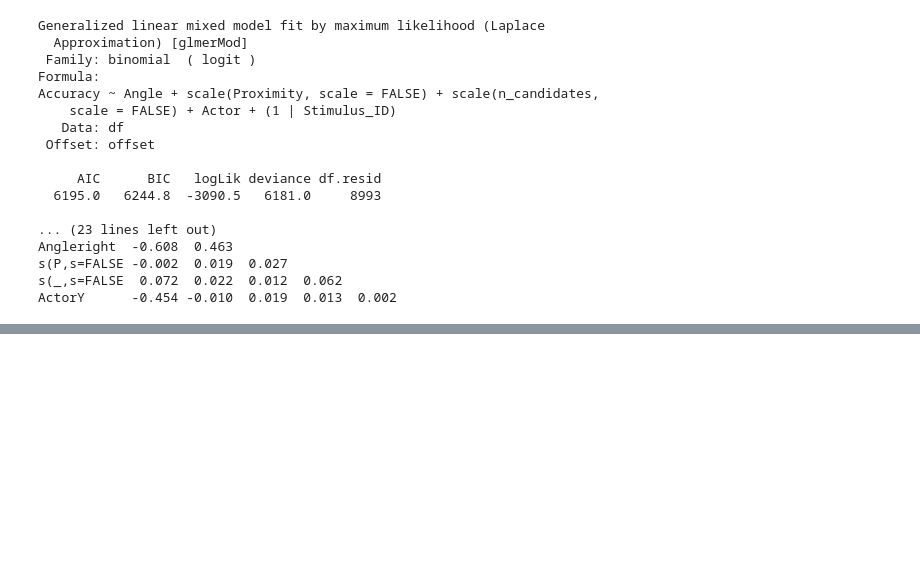
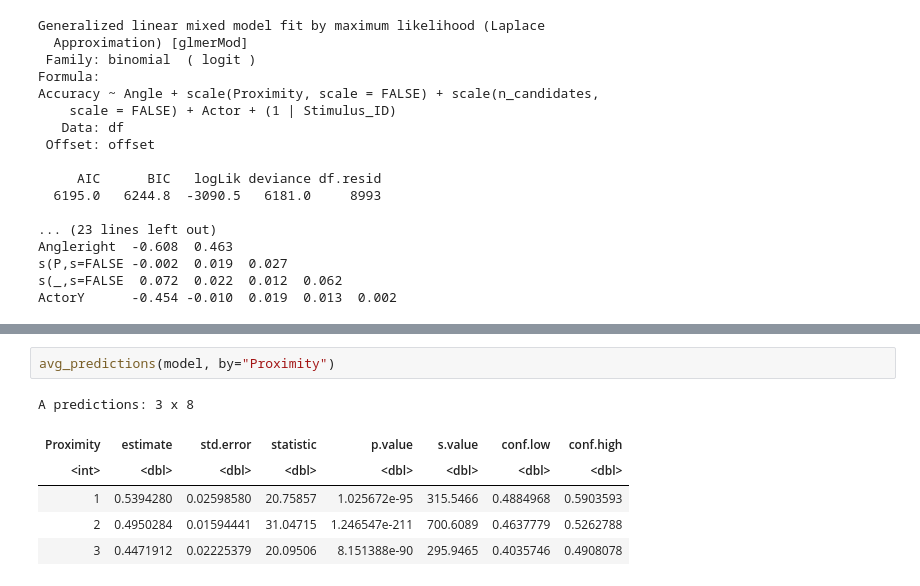
Before and after one commit to grow-ai-like-a-child/referential-gaze, a Jupyter notebook: glm.ipynb, the cells around one changed output, grey strips where cells are left out. Drawn from its saved outputs; the diff is of its cells as text; blank space fills up the shorter version.

```diff
--- a/glm.ipynb
+++ b/glm.ipynb
@@ -137,6 +160,15 @@ A predictions: 3 × 8
 | (left) - (front) | -0.034456034 | 0.04037645 | -0.8533696 | 0.3934544 | 1.3457317 | -0.11359242 | 0.04468036 |
 | (right) - (front) | -0.025989962 | 0.03993535 | -0.6508009 | 0.5151750 | 0.9568655 | -0.10426181 | 0.05228189 |
 | (right) - (left) | 0.008466072 | 0.03126489 | 0.2707853 | 0.7865562 | 0.3463783 | -0.05281199 | 0.06974413 |
+# %%
+avg_predictions(model, by="Proximity")
+# %% [output]
+A predictions: 3 x 8
+| Proximity | estimate | std.error | statistic | p.value | s.value | conf.low | conf.high |
+| <int> | <dbl> | <dbl> | <dbl> | <dbl> | <dbl> | <dbl> | <dbl> |
+| 1 | 0.5394280 | 0.02598580 | 20.75857 | 1.025672e-95 | 315.5466 | 0.4884968 | 0.5903593 |
+| 2 | 0.4950284 | 0.01594441 | 31.04715 | 1.246547e-211 | 700.6089 | 0.4637779 | 0.5262788 |
+| 3 | 0.4471912 | 0.02225379 | 20.09506 | 8.151388e-90 | 295.9465 | 0.4035746 | 0.4908078 |
 # %%
 avg_slopes(model, variables ="Proximity", type = "link")
 # %% [output]
```
Also changed, not shown: parts of 11 cells of this notebook, 3 other files.
